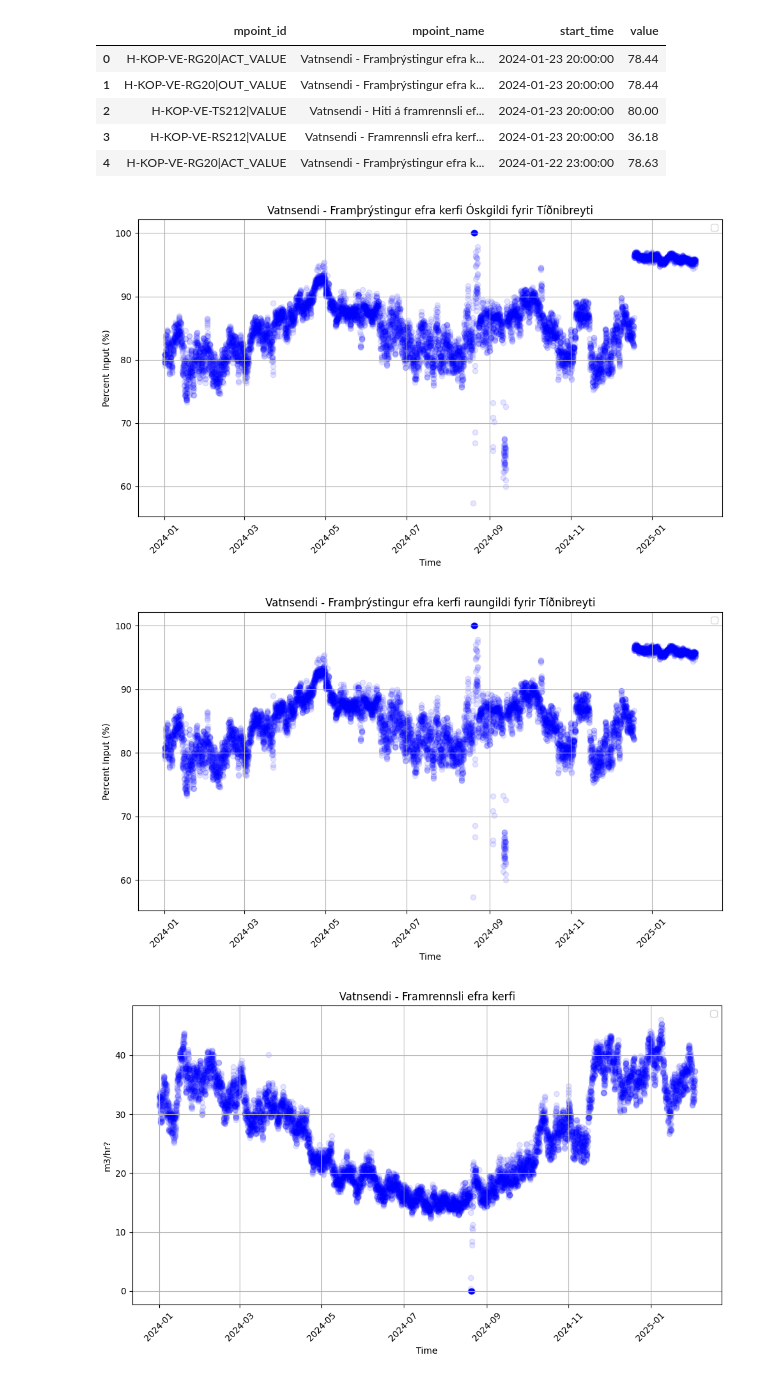
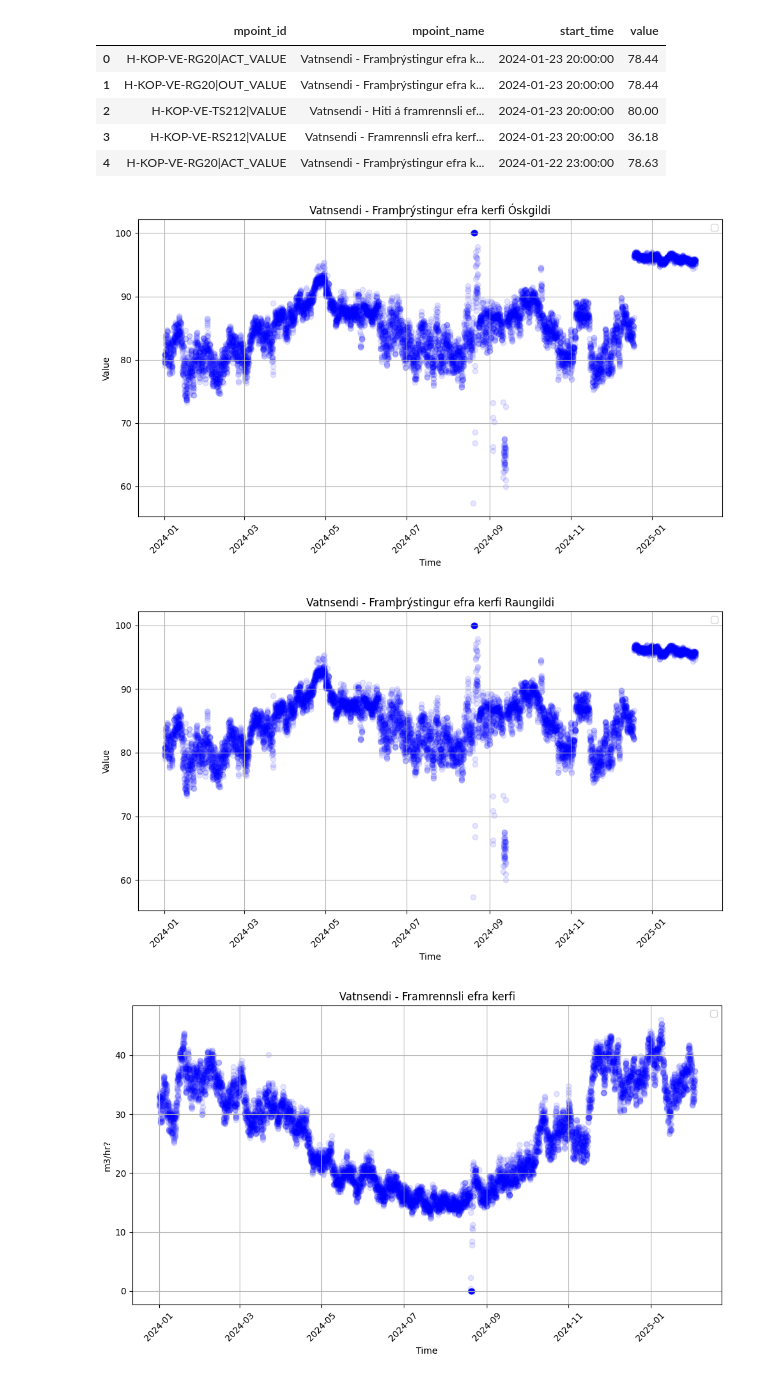
Before and after one commit to frodibrooks/OptimisedHeating, a Jupyter notebook: Data_processing/efra_kerfi.ipynb, the cells around one changed output. Cells and saved outputs as stored; diff of their text form; code cells hidden in the pictures.

```diff
--- a/Data_processing/efra_kerfi.ipynb
+++ b/Data_processing/efra_kerfi.ipynb
@@ -10,7 +10,7 @@ import pandas as pd
 
 
 # Replace 'your_file.xlsx' with the actual file path
-df = pd.read_excel("/Users/frodibrooks/Desktop/DTU/Thesis/Úrvinnsla/Vatnsenda_EfraKerfi_Supply.xlsx")
+df = pd.read_excel("data/Vatnsenda_EfraKerfi_Supply.xlsx")
 
 # Display the first few rows
 df.head()
@@ -66,24 +66,24 @@ df_H_KOP_VE_TS212_VALUE.rename(columns={'value': 'value'}, inplace=True)
 # %%
 
 # Plot the dataframe
 plt.figure(figsize=(10, 6))
 plt.scatter(df_H_KOP_VE_RG20_ACT_VALUE.index, df_H_KOP_VE_RG20_ACT_VALUE['value'], marker='o', color='b',alpha = 0.1)
 
 # Add labels and title
 plt.xlabel('Time')
-plt.ylabel('Percent Input (%)')
-plt.title('Vatnsendi - Framþrýstingur efra kerfi Óskgildi fyrir Tíðnibreyti')
+plt.ylabel('Value')
+plt.title('Vatnsendi - Framþrýstingur efra kerfi Óskgildi')
 
 # Rotate x-axis labels for better readability
 plt.xticks(rotation=45)
 
 # Show the plot
 plt.grid(True)
 plt.legend()
 plt.tight_layout()
 plt.show()
 # %% [output]
-[figure, old version]
+[figure, new version]
 # %%
 # Plot the dataframe
 plt.figure(figsize=(10, 6))
@@ -91,8 +91,8 @@ plt.scatter(df_H_KOP_VE_RG20_OUT_VALUE.index, df_H_KOP_VE_RG20_OUT_VALUE['value'
 
 # Add labels and title
 plt.xlabel('Time')
-plt.ylabel('Percent Input (%)')
-plt.title('Vatnsendi - Framþrýstingur efra kerfi raungildi fyrir Tíðnibreyti')
+plt.ylabel('Value')
+plt.title('Vatnsendi - Framþrýstingur efra kerfi Raungildi')
 
 # Rotate x-axis labels for better readability
 plt.xticks(rotation=45)
@@ -103,7 +103,7 @@ plt.legend()
 plt.tight_layout()
 plt.show()
 # %% [output]
-[figure, old version]
+[figure, new version]
 # %%
 # Plot the dataframe
 plt.figure(figsize=(10, 6))
```
Also changed, not shown: parts of 2 cells of this notebook, 15 other files.
